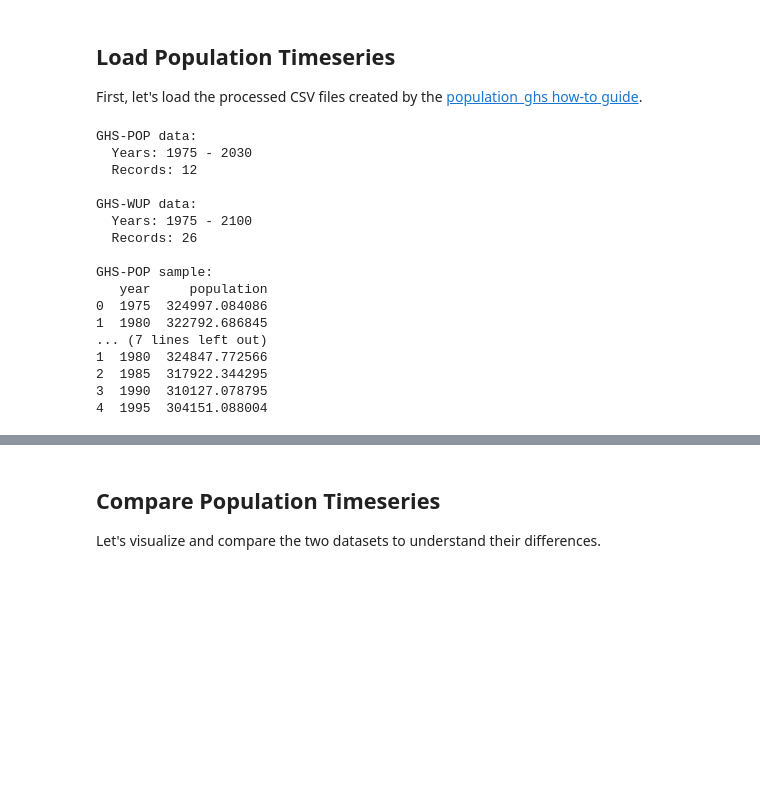
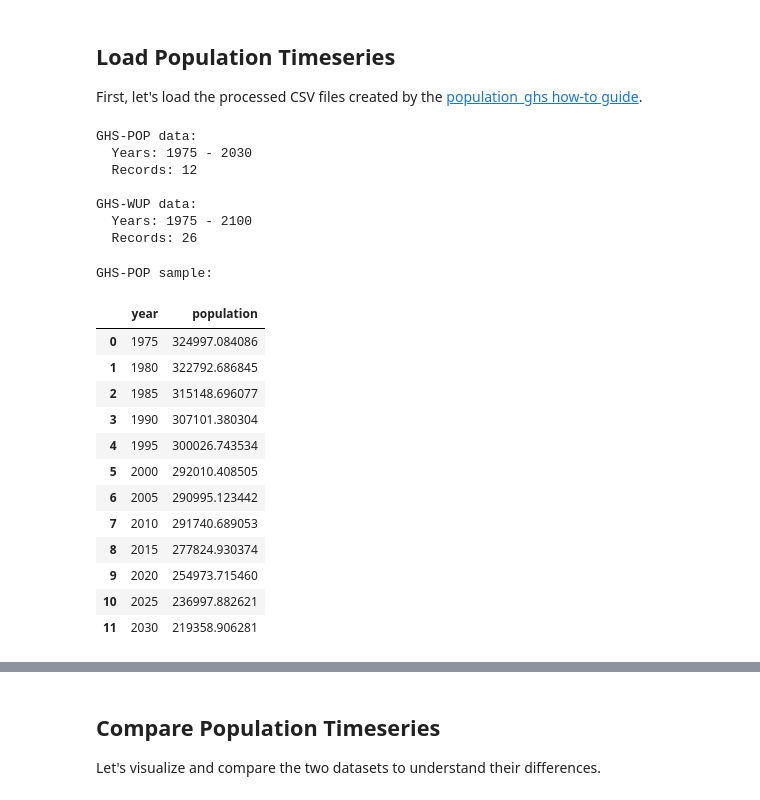
Before and after one commit to jkeune/extreme_precip_exposure, a Jupyter notebook: tutorials/population.ipynb, the cells around one changed output, grey strips where cells are left out. Cells and saved outputs as stored; diff of their text form; code cells hidden in the pictures; blank space fills up the shorter version.

```diff
--- a/tutorials/population.ipynb
+++ b/tutorials/population.ipynb
@@ -93,12 +91,6 @@ print(f"  Records: {len(df_ghs_pop)}")
 print(f"\nGHS-WUP data:")
 print(f"  Years: {df_ghs_wup['year'].min():.0f} - {df_ghs_wup['year'].max():.0f}")
 print(f"  Records: {len(df_ghs_wup)}")
-
-# Display first few rows
-print(f"\nGHS-POP sample:")
-print(df_ghs_pop.head())
-print(f"\nGHS-WUP sample:")
-print(df_ghs_wup.head())
 # %% [output]
 GHS-POP data:
   Years: 1975 - 2030
@@ -107,13 +99,22 @@ GHS-POP data:
 GHS-WUP data:
   Years: 1975 - 2100
   Records: 26
-
-GHS-POP sample:
-   year     population
-0  1975  324997.084086
-1  1980  322792.686845
-... (7 lines left out)
-1  1980  324847.772566
-2  1985  317922.344295
-3  1990  310127.078795
-4  1995  304151.088004
+# %%
+# Display data
+print(f"\nGHS-POP sample:")
+(df_ghs_pop)
+# %% [output]
+GHS-POP sample:
+|  | year | population |
+| 0 | 1975 | 324997.084086 |
+| 1 | 1980 | 322792.686845 |
+| 2 | 1985 | 315148.696077 |
+| 3 | 1990 | 307101.380304 |
+| 4 | 1995 | 300026.743534 |
+| 5 | 2000 | 292010.408505 |
+| 6 | 2005 | 290995.123442 |
+| 7 | 2010 | 291740.689053 |
+| 8 | 2015 | 277824.930374 |
+| 9 | 2020 | 254973.715460 |
+| 10 | 2025 | 236997.882621 |
+| 11 | 2030 | 219358.906281 |
```
Also changed, not shown: parts of 4 cells of this notebook.
